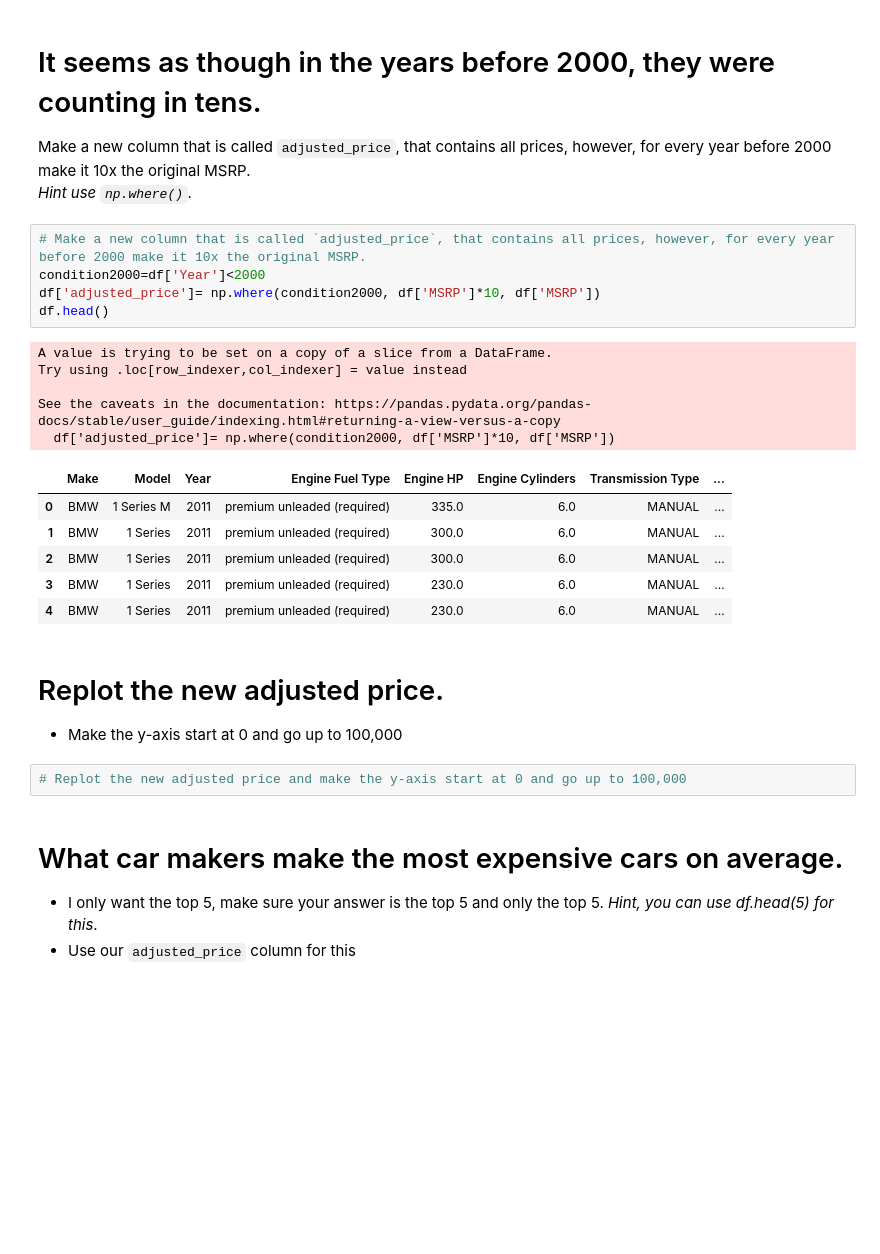
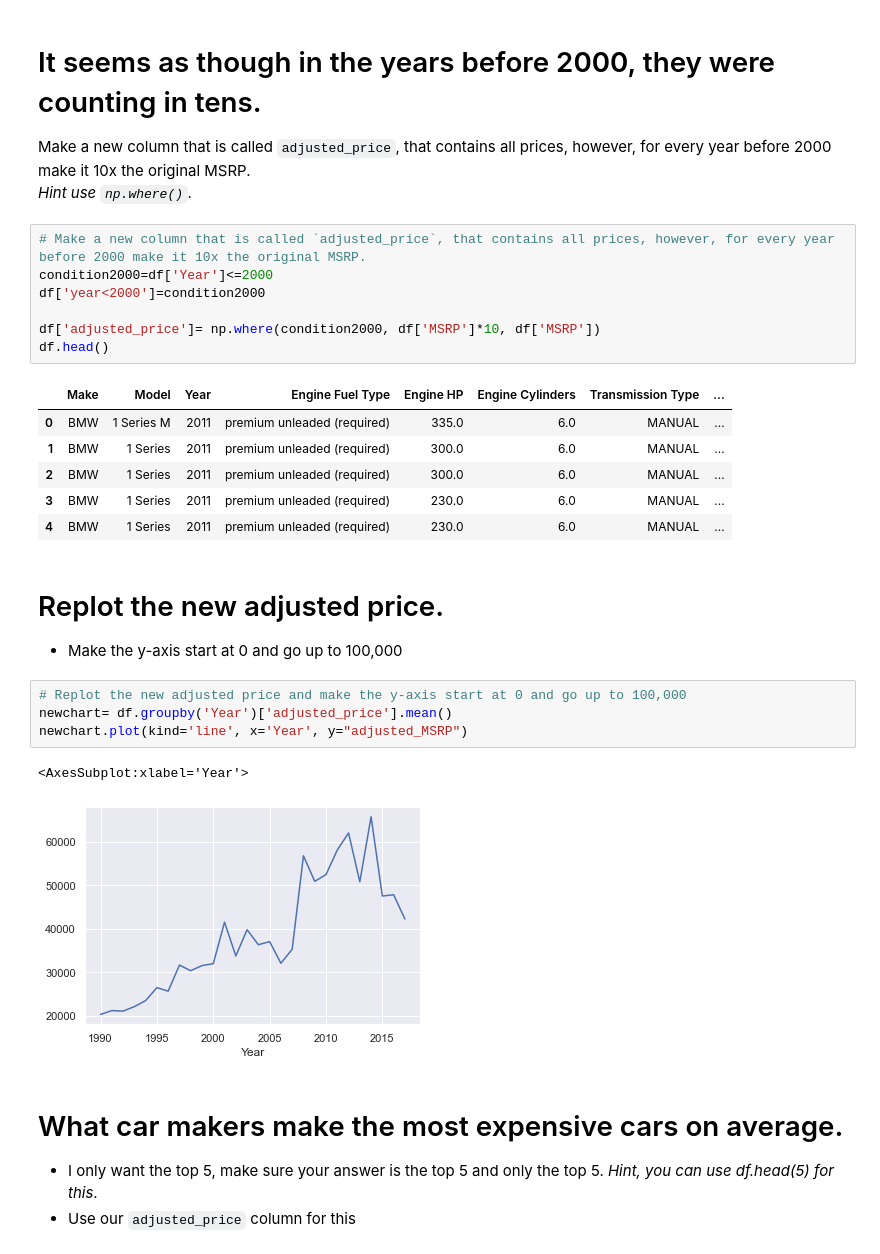
Before and after one commit to diya-sharma/2021-spring-data-science, a Jupyter notebook: Week2-EDA/Exercise-EDA.ipynb, the cells around one changed output. Cells and saved outputs as stored; diff of their text form; blank space fills up the shorter version.

```diff
--- a/Week2-EDA/Exercise-EDA.ipynb
+++ b/Week2-EDA/Exercise-EDA.ipynb
@@ -169,15 +153,12 @@ every year before 2000 make it 10x the original MSRP.
 _Hint use `np.where()`_.
 # %%
 # Make a new column that is called `adjusted_price`, that contains all prices, however, for every year before 2000 make it 10x the original MSRP.
-condition2000=df['Year']<2000
+condition2000=df['Year']<=2000
+df['year<2000']=condition2000
+
 df['adjusted_price']= np.where(condition2000, df['MSRP']*10, df['MSRP'])
 df.head()
 # %% [output]
-A value is trying to be set on a copy of a slice from a DataFrame.
-Try using .loc[row_indexer,col_indexer] = value instead
-
-See the caveats in the documentation: https://pandas.pydata.org/pandas-docs/stable/user_guide/indexing.html#returning-a-view-versus-a-copy
-  df['adjusted_price']= np.where(condition2000, df['MSRP']*10, df['MSRP'])
 |  | Make | Model | Year | Engine Fuel Type | Engine HP | Engine Cylinders | Transmission Type | ... |
 | 0 | BMW | 1 Series M | 2011 | premium unleaded (required) | 335.0 | 6.0 | MANUAL | ... |
 | 1 | BMW | 1 Series | 2011 | premium unleaded (required) | 300.0 | 6.0 | MANUAL | ... |
@@ -189,6 +170,11 @@ See the caveats in the documentation: https://pandas.pydata.org/pandas-docs/stab
 * Make the y-axis start at 0 and go up to 100,000
 # %%
 # Replot the new adjusted price and make the y-axis start at 0 and go up to 100,000
+newchart= df.groupby('Year')['adjusted_price'].mean()
+newchart.plot(kind='line', x='Year', y="adjusted_MSRP")
+# %% [output]
+<AxesSubplot:xlabel='Year'>
+[figure, added]
 # %% [markdown]
 # What car makers make the most expensive cars on average.
 * I only want the top 5, make sure your answer is the top 5 and only the top 5. _Hint, you can use df.head(5) for this_.
```
Also changed, not shown: parts of 14 cells of this notebook.
